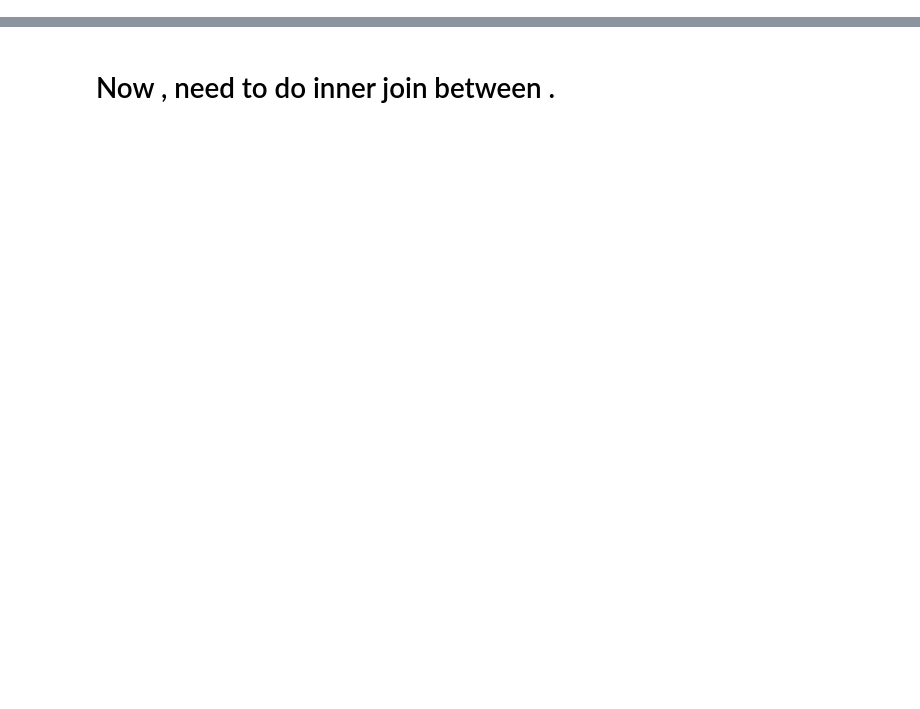
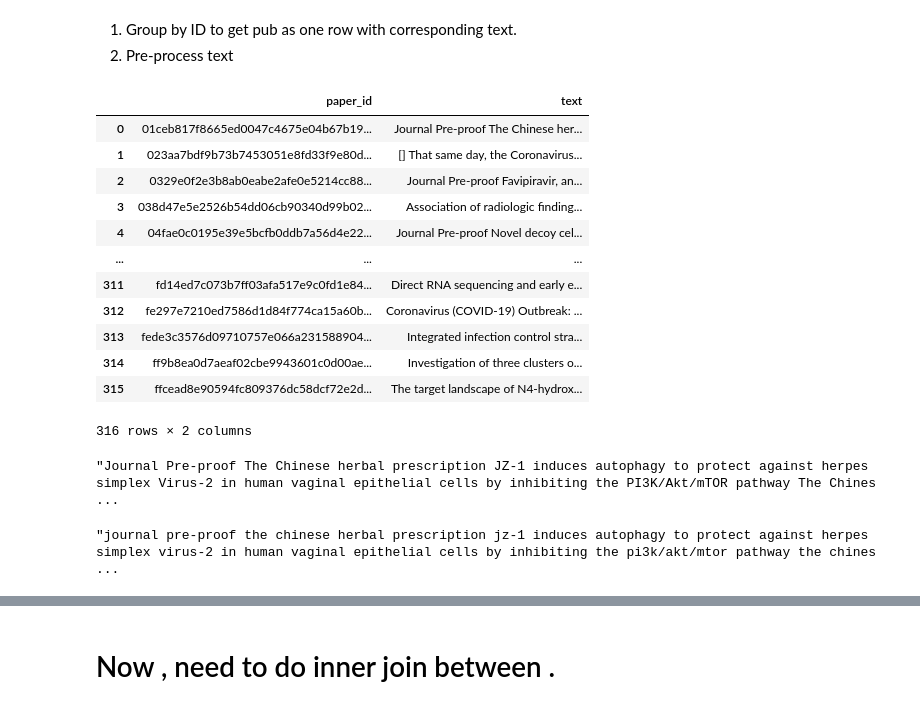
Before and after one commit to mindyng/Covid19, a Jupyter notebook: Paper_Study_Design_Annotation_BaselineModel_TreeModels.ipynb, the cells around one changed output, grey strips where cells are left out. Cells and saved outputs as stored; diff of their text form; code cells hidden in the pictures; blank space fills up the shorter version.

```diff
--- a/Paper_Study_Design_Annotation_BaselineModel_TreeModels.ipynb
+++ b/Paper_Study_Design_Annotation_BaselineModel_TreeModels.ipynb
@@ -118,0 +52,35 @@ sentence_sample_lem
+# %% [markdown]
+1. Group by ID to get pub as one row with corresponding text.
+2. Pre-process text
+# %%
+NLPData2 = NLPData.drop(['section'], axis=1)
+NLPData2['text'] = NLPData2['text'].fillna('').astype(str)
+NLPData2 = NLPData2.groupby('paper_id')['text'].apply(' '.join).reset_index()
+NLPData2
+# %% [output]
+|  | paper_id | text |
+| 0 | 01ceb817f8665ed0047c4675e04b67b19... | Journal Pre-proof The Chinese her... |
+| 1 | 023aa7bdf9b73b7453051e8fd33f9e80d... | [] That same day, the Coronavirus... |
+| 2 | 0329e0f2e3b8ab0eabe2afe0e5214cc88... | Journal Pre-proof Favipiravir, an... |
+| 3 | 038d47e5e2526b54dd06cb90340d99b02... | Association of radiologic finding... |
+| 4 | 04fae0c0195e39e5bcfb0ddb7a56d4e22... | Journal Pre-proof Novel decoy cel... |
+| ... | ... | ... |
+| 311 | fd14ed7c073b7ff03afa517e9c0fd1e84... | Direct RNA sequencing and early e... |
+| 312 | fe297e7210ed7586d1d84f774ca15a60b... | Coronavirus (COVID-19) Outbreak: ... |
+| 313 | fede3c3576d09710757e066a231588904... | Integrated infection control stra... |
+| 314 | ff9b8ea0d7aeaf02cbe9943601c0d00ae... | Investigation of three clusters o... |
+| 315 | ffcead8e90594fc809376dc58dcf72e2d... | The target landscape of N4-hydrox... |
+316 rows × 2 columns
+# %%
+NLPData2["text"][0]
+# %% [output]
+"Journal Pre-proof The Chinese herbal prescription JZ-1 induces autophagy to protect against herpes simplex Virus-2 in human vaginal epithelial cells by inhibiting the PI3K/Akt/mTOR pathway The Chines ...
+# %%
+
+NLPData2.text.replace({r'[^\x00-\x7F]+':''}, regex=True, inplace=True)
+#NLPData2['text'] = df2['text'].map(lambda x: re.sub('[,\.!?]', '', x))
+NLPData2['text']=NLPData2['text'].map(lambda x: x.lower())
+NLPData2['text']=NLPData2['text'].str.strip()
+NLPData2['text'][0]
+# %% [output]
+"journal pre-proof the chinese herbal prescription jz-1 induces autophagy to protect against herpes simplex virus-2 in human vaginal epithelial cells by inhibiting the pi3k/akt/mtor pathway the chines ...
```
Also changed, not shown: parts of 16 cells of this notebook.
